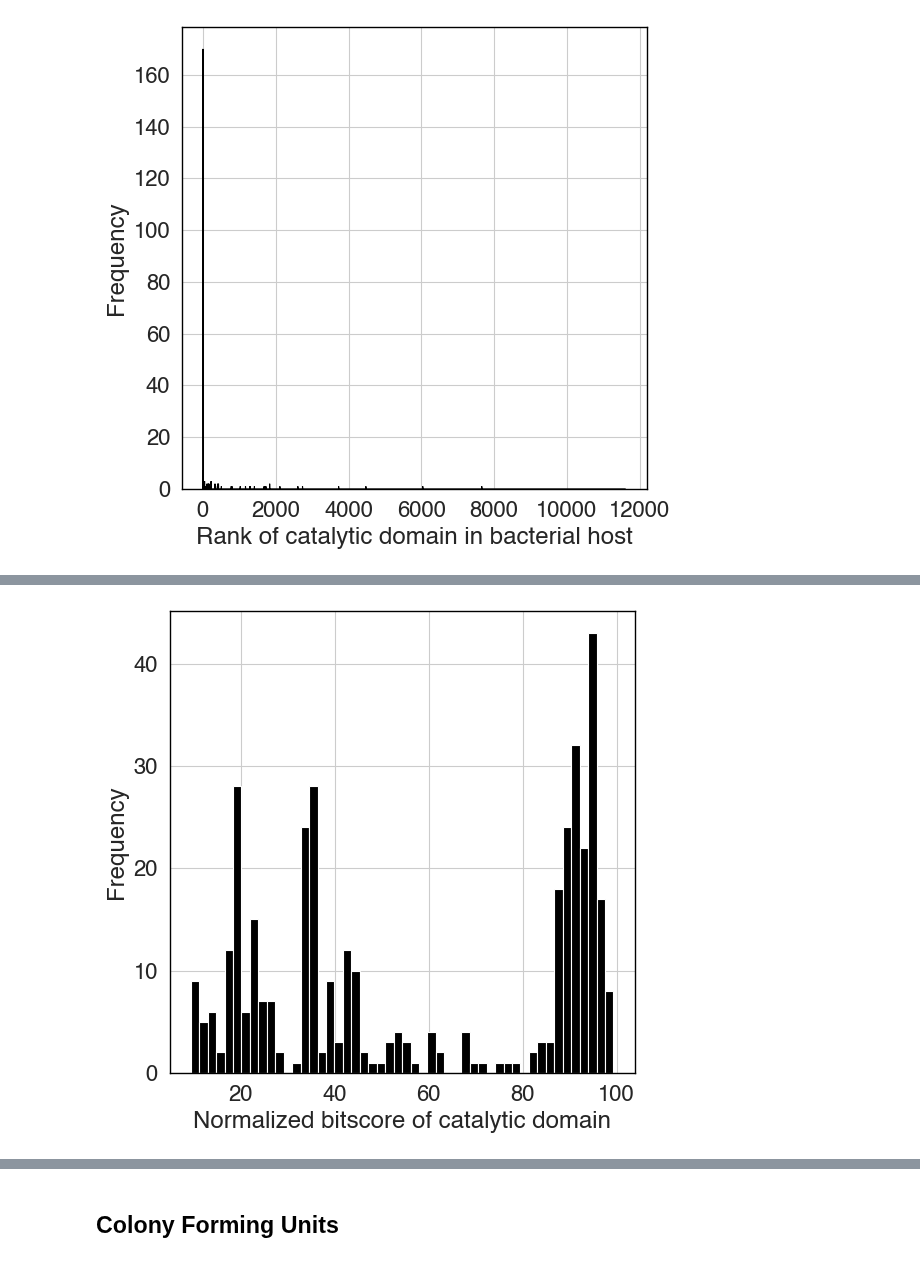
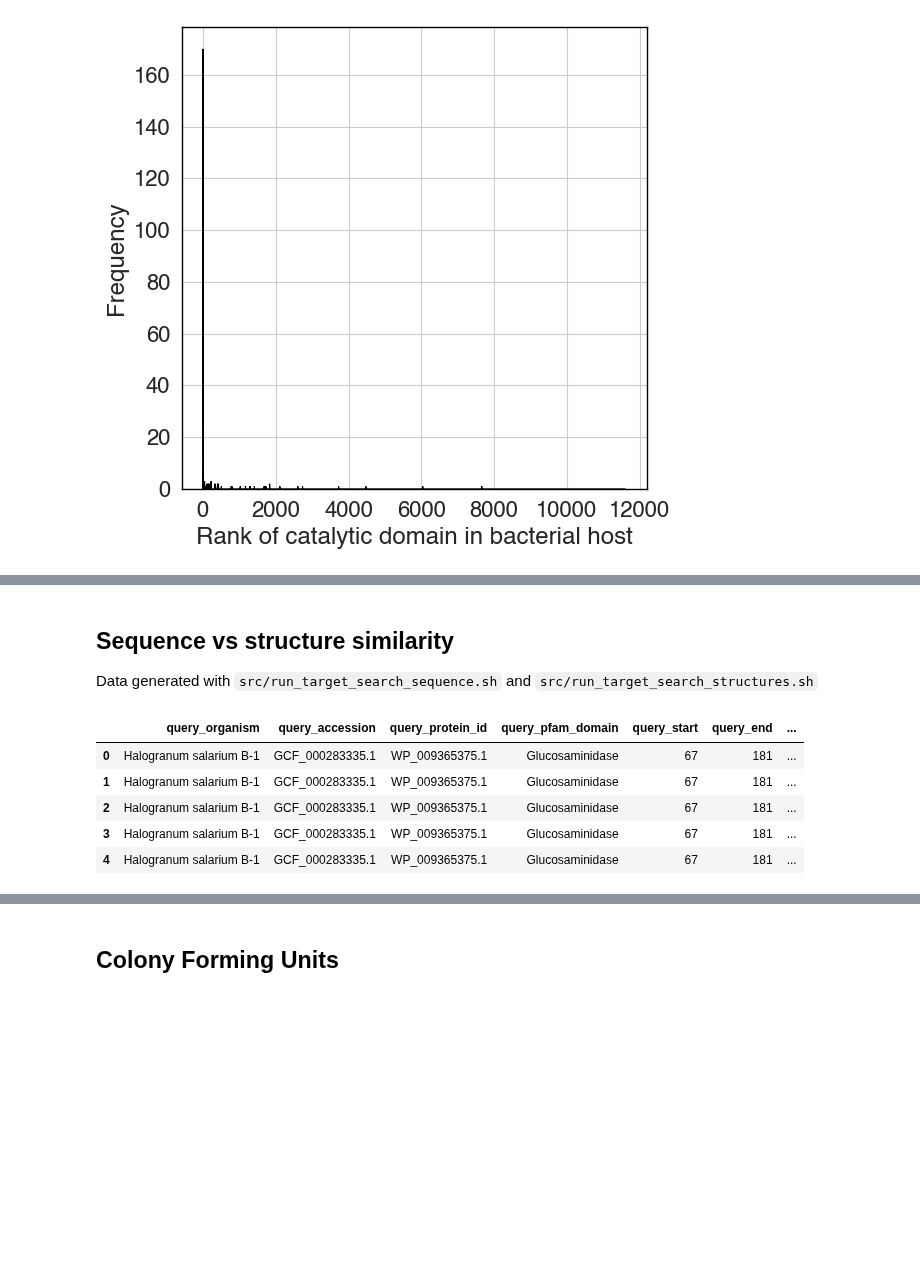
Before and after one commit to srom/archaea-vs-bacteria, a Jupyter notebook: notebook/figure3.ipynb, the cells around one changed output, grey strips where cells are left out. Drawn from its saved outputs; the diff is of its cells as text; code cells hidden in the pictures; blank space fills up the shorter version.

```diff
--- a/notebook/figure3.ipynb
+++ b/notebook/figure3.ipynb
@@ -114,12 +100,14 @@ f.savefig(figures_folder / 'figureS2' / 'phage_endolysins_cwb_bitscore.pdf', dpi
-# %%
-f, ax = plt.subplots(1, 1, figsize=(6, 6))
-cat_scores['normalized_score'].hist(bins=50, ax=ax, color='black');
-ax.set_xlabel('Normalized bitscore of catalytic domain');
-ax.set_ylabel('Frequency');
-
-for spine in ax.spines.values():
-    spine.set_edgecolor('black')
-
-f.savefig(figures_folder / 'figureS2' / 'phage_endolysins_cat_bitscore.pdf', dpi=300, bbox_inches='tight', transparent=True);
-# %% [output]
-[figure, removed]
+# %% [markdown]
+## Sequence vs structure similarity
+
+Data generated with `src/run_target_search_sequence.sh` and `src/run_target_search_structures.sh`
+# %%
+rank_diff = pd.read_csv(data_folder / 'figure3' / 'h_salarium_target_ranks.csv')
+rank_diff.head()
+# %% [output]
+|  | query_organism | query_accession | query_protein_id | query_pfam_domain | query_start | query_end | ... |
+| 0 | Halogranum salarium B-1 | GCF_000283335.1 | WP_009365375.1 | Glucosaminidase | 67 | 181 | ... |
+| 1 | Halogranum salarium B-1 | GCF_000283335.1 | WP_009365375.1 | Glucosaminidase | 67 | 181 | ... |
+| 2 | Halogranum salarium B-1 | GCF_000283335.1 | WP_009365375.1 | Glucosaminidase | 67 | 181 | ... |
+| 3 | Halogranum salarium B-1 | GCF_000283335.1 | WP_009365375.1 | Glucosaminidase | 67 | 181 | ... |
+| 4 | Halogranum salarium B-1 | GCF_000283335.1 | WP_009365375.1 | Glucosaminidase | 67 | 181 | ... |
```
Also changed, not shown: parts of 5 cells of this notebook, 6 other files.
